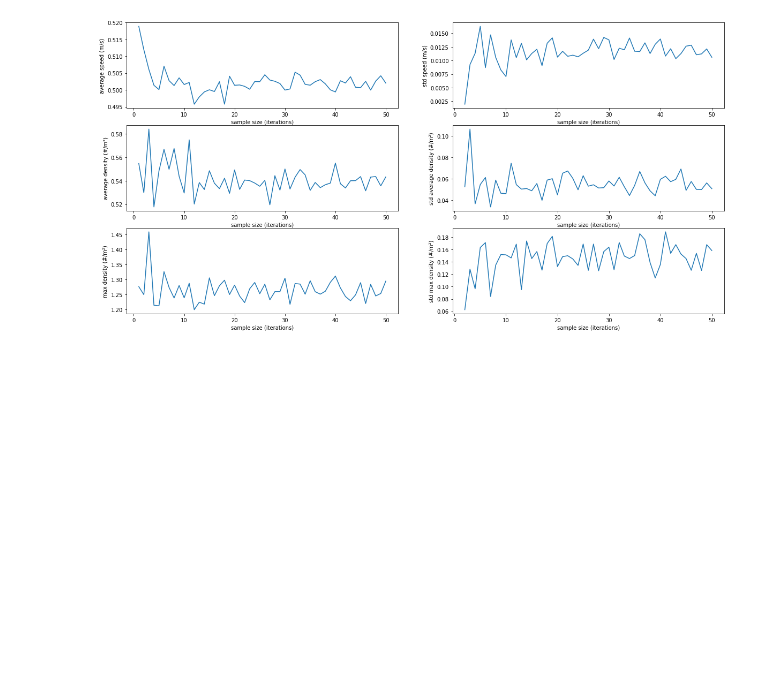
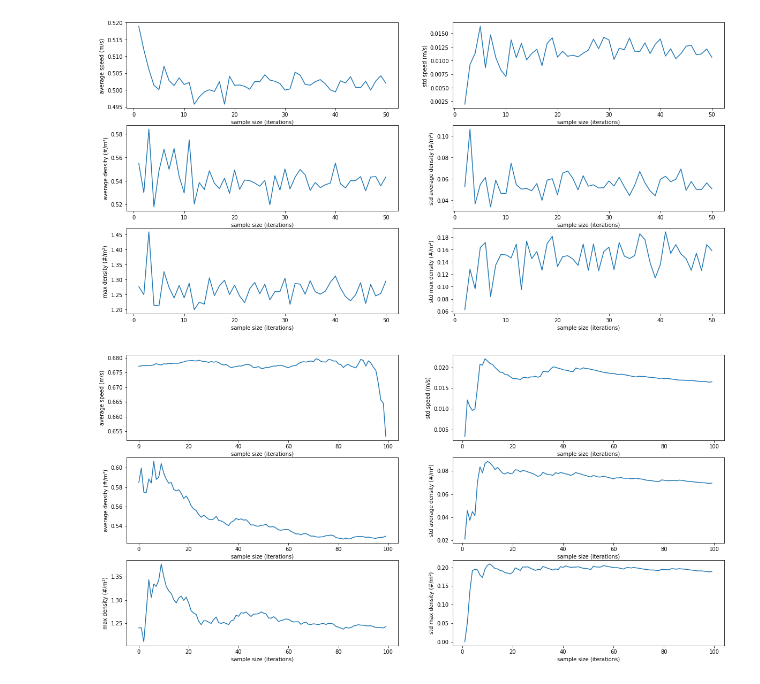
Before and after one commit to floristevito/CrowdSim, a Jupyter notebook: analysis/seed_analysis_results.ipynb, the cells around one changed output. Saved outputs shown, nothing was run; the diff lists cells and outputs as text; code cells hidden in the pictures; blank space fills up the shorter version.

```diff
--- a/analysis/seed_analysis_results.ipynb
+++ b/analysis/seed_analysis_results.ipynb
@@ -91,0 +154,4 @@ plot_convergence(bad_case_outcomes, 50)
+# %%
+plot_convergence_2(base_case_outcomes, 100)
+# %% [output]
+[figure, added]
```
Also changed, not shown: parts of 1 cell of this notebook, 1 other file.
